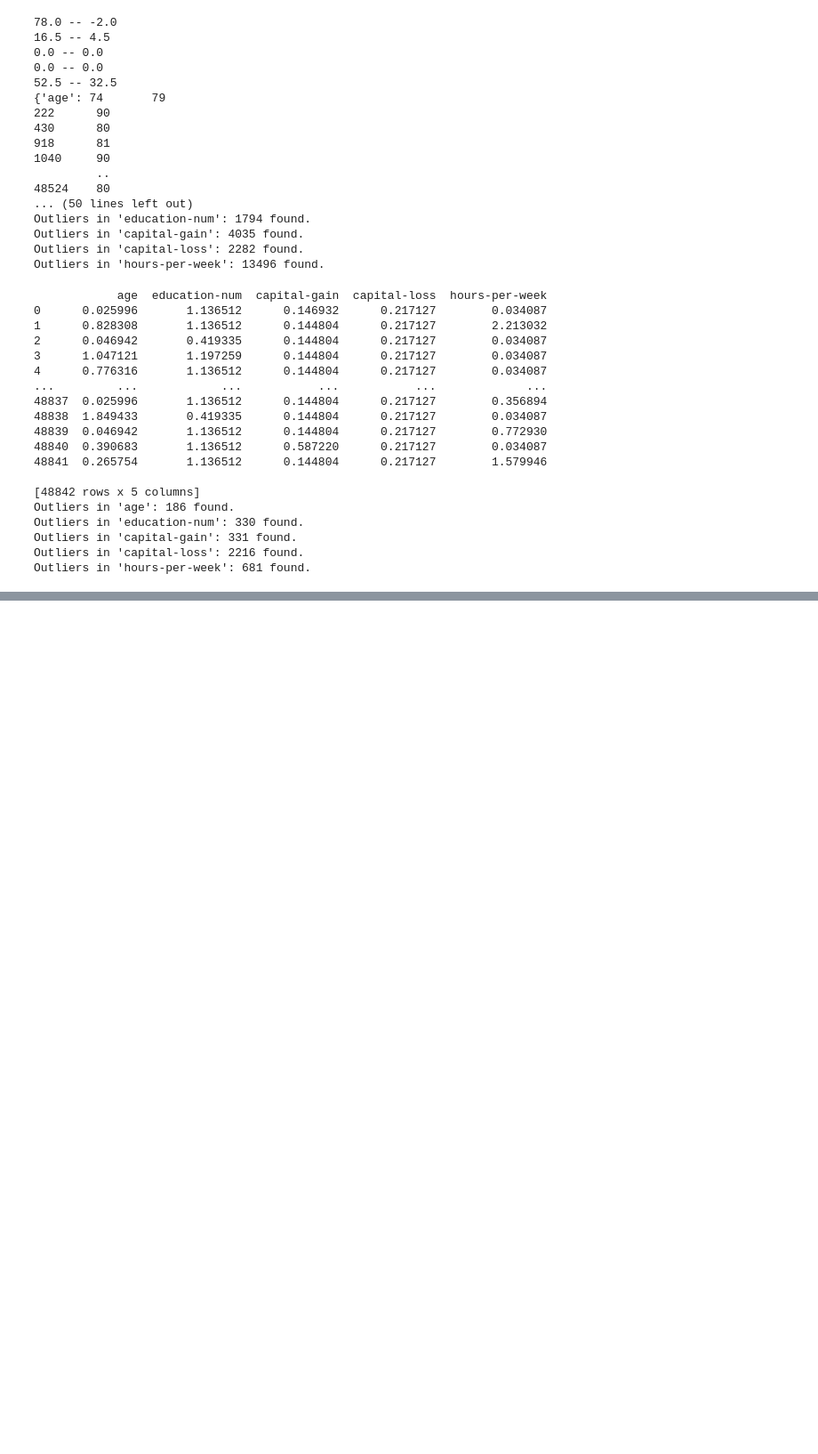
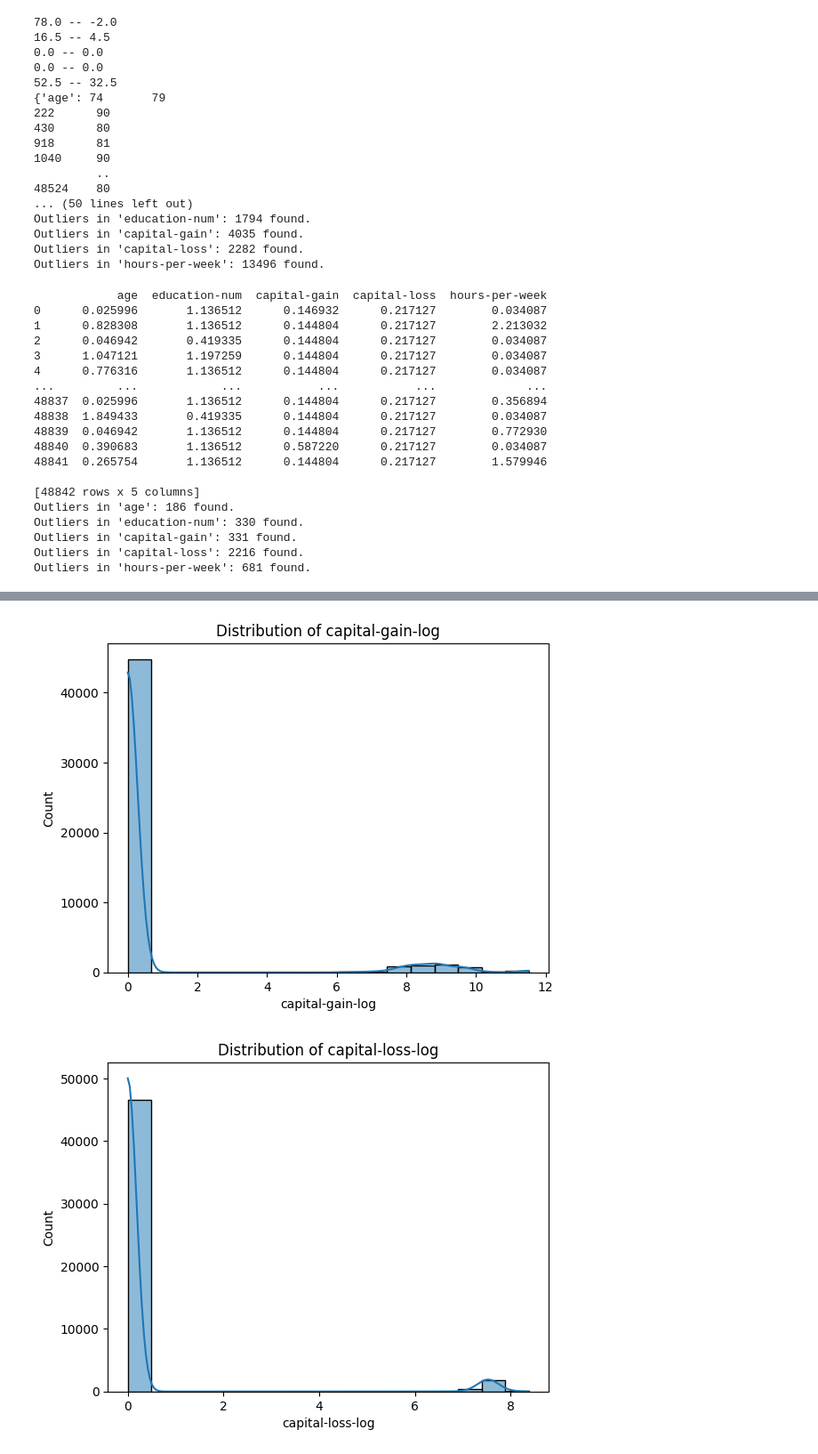
Before and after one commit to kmkri/ML_Assignments, a Jupyter notebook: Sravanthi_Copy.ipynb, the cells around one changed output, grey strips where cells are left out. Shown: that part at 89% size. Drawn from its saved outputs; the diff is of its cells as text; code cells hidden in the pictures; blank space fills up the shorter version.

```diff
--- a/Sravanthi_Copy.ipynb
+++ b/Sravanthi_Copy.ipynb
@@ -733,0 +763,15 @@ Outliers in 'hours-per-week': 681 found.
+# %%
+#applying log transformation and cheking the skeweness
+adult_df_cleaned['capital-gain-log'] = np.log(adult_df_cleaned['capital-gain'] + 1)
+adult_df_cleaned['capital-loss-log'] = np.log(adult_df_cleaned['capital-loss'] + 1)
+
+sns.histplot(adult_df_cleaned['capital-gain-log'], kde=True)
+plt.title('Distribution of capital-gain-log')
+plt.show()
+
+sns.histplot(adult_df_cleaned['capital-loss-log'], kde=True)
+plt.title('Distribution of capital-loss-log')
+plt.show()
+# %% [output]
+[figure, added]
+[figure, added]
```
Also changed, not shown: parts of 7 cells of this notebook.
